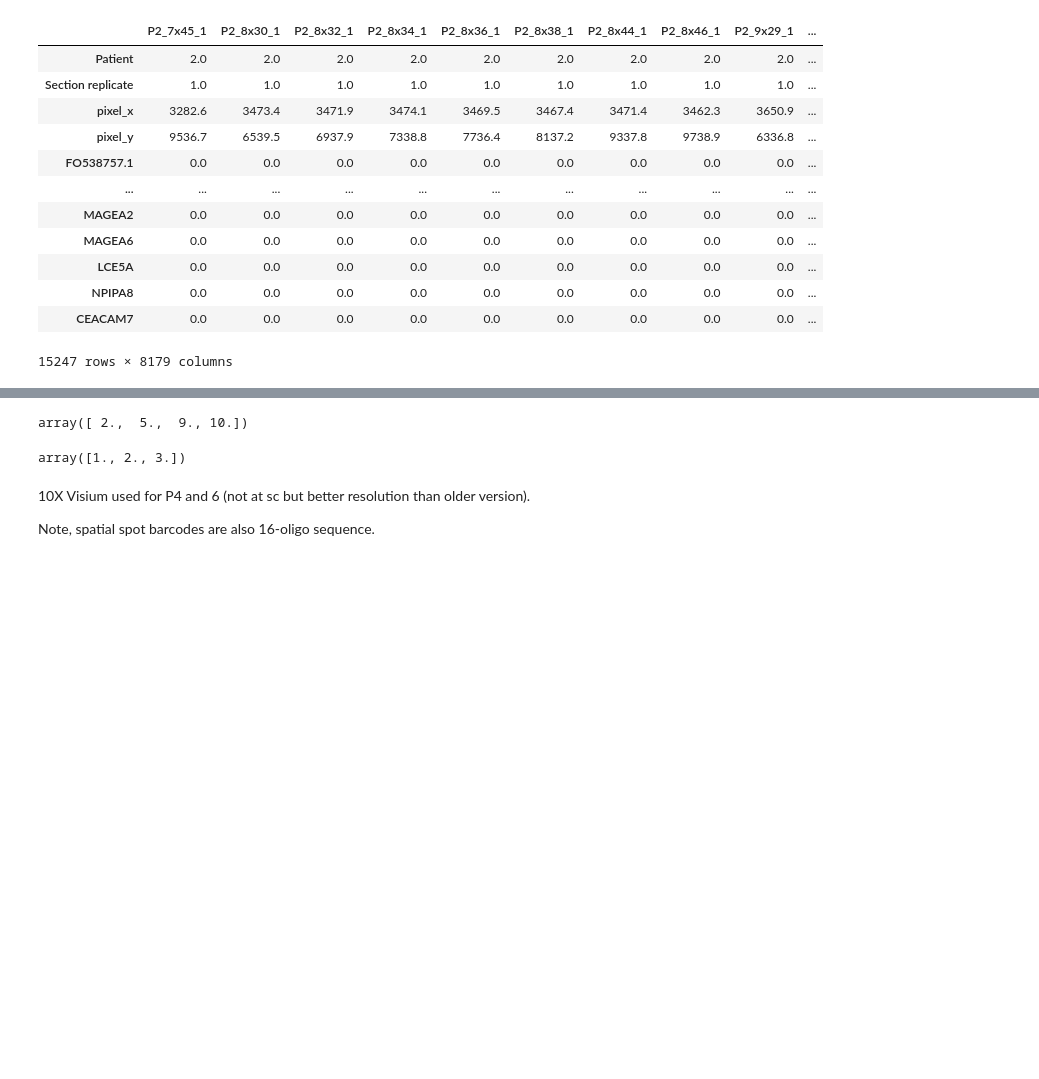
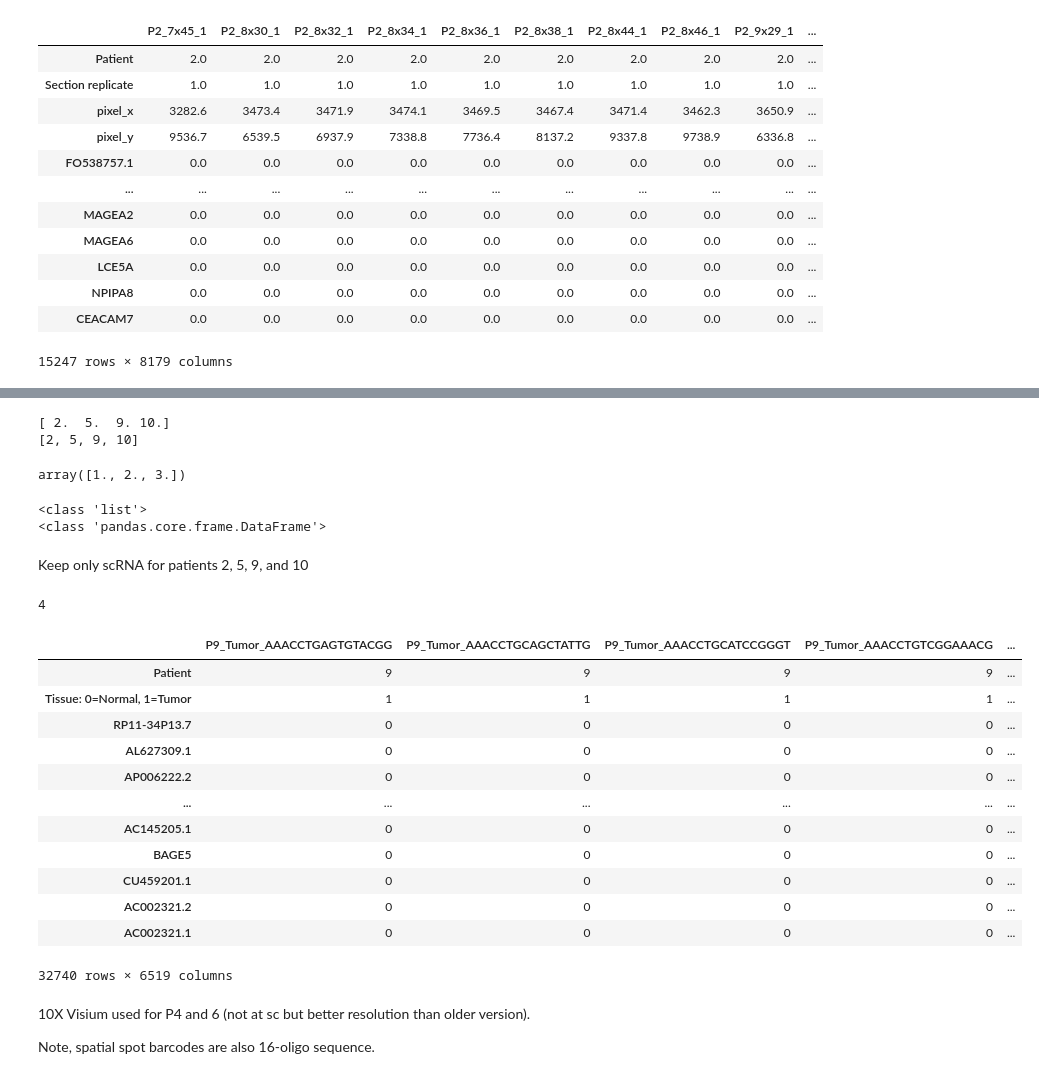
Before and after one commit to kiristern/QLSsummer2022, a Jupyter notebook: explore_data.ipynb, the cells around one changed output, grey strips where cells are left out. Drawn from its saved outputs; the diff is of its cells as text; code cells hidden in the pictures; blank space fills up the shorter version.

Commit message:
keep only scRNA from ST (not visium)

```diff
--- a/explore_data.ipynb
+++ b/explore_data.ipynb
@@ -28,9 +28,9 @@ Thus, separate by patient and output the saved file:
 # squamous carcinoma dataset
 path = '/Volumes/LaCie/school/combine_lab/Data/squamous_carcinoma/'
 
-# all_counts = pd.read_csv(path+'ST/'+'GSE144239_ST_all_counts.txt', sep = '\t')
-st_barcodes = pd.read_csv(path+'ST/'+'GSE144239_ST_barcode_id.txt', sep = '\t', header=None)
-visium = pd.read_csv(path+'ST/'+'GSE144239_ST_Visium_counts.txt', sep = '\t')
+all_counts = pd.read_csv(path+'ST/'+'GSE144239_ST_all_counts.txt', sep = '\t')
+# st_barcodes = pd.read_csv(path+'ST/'+'GSE144239_ST_barcode_id.txt', sep = '\t', header=None)
+# visium = pd.read_csv(path+'ST/'+'GSE144239_ST_Visium_counts.txt', sep = '\t')
 
 metadata = pd.read_csv(path+'scRNAseq/'+'GSE144236_patient_metadata_new.txt', sep = '\t')
 # %%
@@ -77,11 +77,49 @@ ST for P2, 3, 5, and 9 was generated with an older version of technology with la
 # %%
-np.unique(all_counts.loc['Patient'].values)
+st_keep = np.unique(all_counts.loc['Patient'].values)
+print(st_keep)
+# type(st_keep)
+st_keep = st_keep.tolist()
+st_keep = [int(i) for i in st_keep] # turn float to int
+print(st_keep)
 # %% [output]
-array([ 2.,  5.,  9., 10.])
+[ 2.  5.  9. 10.]
+[2, 5, 9, 10]
 # %%
 np.unique(all_counts.loc['Section replicate'].values)
 # %% [output]
 array([1., 2., 3.])
+# %%
+print(type(scRNA))
+print(type(scRNA[0]))
+# %% [output]
+<class 'list'>
+<class 'pandas.core.frame.DataFrame'>
+# %% [markdown]
+Keep only scRNA for patients 2, 5, 9, and 10
+# %%
+scrna = []
+for i in range(len(scRNA)):
+    if scRNA[i].loc['Patient'].isin(st_keep).any():
+        scrna.append(scRNA[i])
+len(scrna)
+# %% [output]
+4
+# %%
+scrna[3]
+# %% [output]
+|  | P9_Tumor_AAACCTGAGTGTACGG | P9_Tumor_AAACCTGCAGCTATTG | P9_Tumor_AAACCTGCATCCGGGT | P9_Tumor_AAACCTGTCGGAAACG | ... |
+| Patient | 9 | 9 | 9 | 9 | ... |
+| Tissue: 0=Normal, 1=Tumor | 1 | 1 | 1 | 1 | ... |
+| RP11-34P13.7 | 0 | 0 | 0 | 0 | ... |
+| AL627309.1 | 0 | 0 | 0 | 0 | ... |
+| AP006222.2 | 0 | 0 | 0 | 0 | ... |
+| ... | ... | ... | ... | ... | ... |
+| AC145205.1 | 0 | 0 | 0 | 0 | ... |
+| BAGE5 | 0 | 0 | 0 | 0 | ... |
+| CU459201.1 | 0 | 0 | 0 | 0 | ... |
+| AC002321.2 | 0 | 0 | 0 | 0 | ... |
+| AC002321.1 | 0 | 0 | 0 | 0 | ... |
+32740 rows × 6519 columns
 # %% [markdown]
 10X Visium used for P4 and 6 (not at sc but better resolution than older version).
 
```
Also changed, not shown: parts of 1 cell of this notebook.
